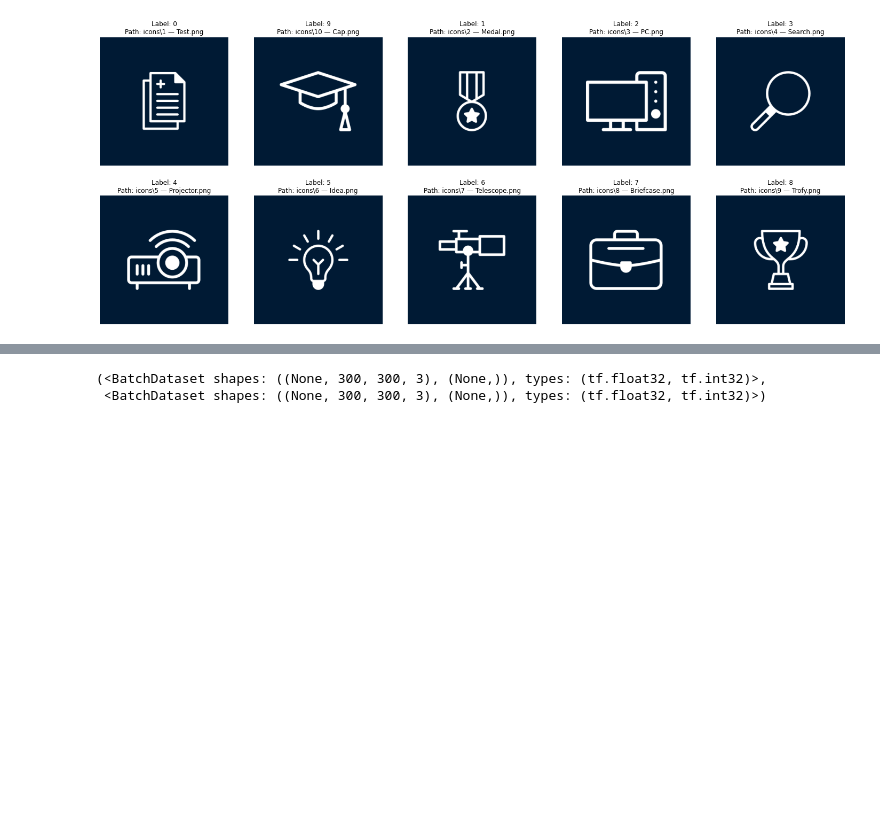
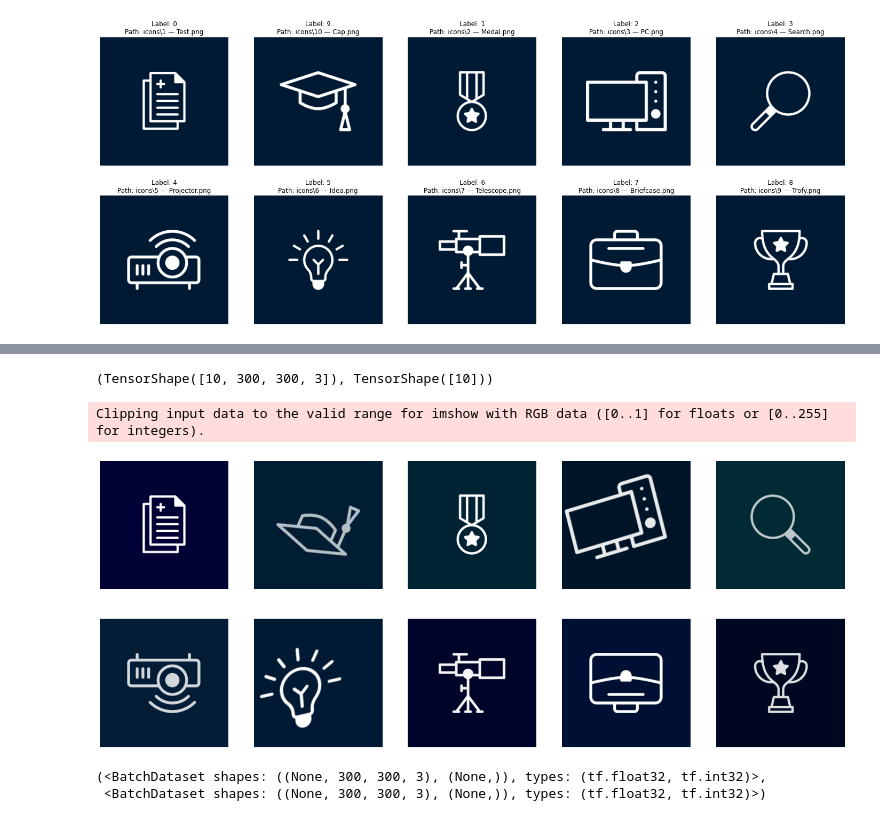
Before and after one commit to TheDim0n/ArtWayPictures, a Jupyter notebook: classify.ipynb, the cells around one changed output, grey strips where cells are left out. Saved outputs shown, nothing was run; the diff lists cells and outputs as text; code cells hidden in the pictures; blank space fills up the shorter version.

Commit message:
add model trained on new augmentations

```diff
--- a/classify.ipynb
+++ b/classify.ipynb
@@ -127,29 +127,15 @@ plt.show()
 # %%
-def get_datasets(paths, num_repeats=100, target_size=None, train_split=0.7):
-
-    def _get_augmented_image(path):
-        image, label = get_labeled_image(path)
-        image = tf.cast(image, tf.dtypes.float32) / 255.
-        image = random_augment(image.numpy())
-        return [image, label]
-
+def get_data(paths):
 
     images = list()
     labels = list()
     data = list()
 
-    paths = tf.random.shuffle(tf.repeat(paths, num_repeats))
-    size = len(paths)
-
-    with ThreadPoolExecutor(32) as pool:
-        data = list(pool.map(_get_augmented_image, paths))
+    with ThreadPoolExecutor() as pool:
+        data = list(pool.map(get_labeled_image, paths))
 
     for x, y in data:
         images.append(x)
         labels.append(y)
 
-    train_size = int(size * train_split)
-    dataset = tf.data.Dataset.from_tensor_slices((images, labels))
-    train_dataset = dataset.take(train_size)
-    test_dataset = dataset.skip(train_size)
-    return train_dataset, test_dataset
+    return images, labels
@@ -161,11 +142,37 @@ Wall time: 1min 48s
-# %%
-train_dataset = train_dataset.batch(64)
-test_dataset = test_dataset.batch(64)
-
-train_dataset, test_dataset
-# %% [output]
-(<BatchDataset shapes: ((None, 300, 300, 3), (None,)), types: (tf.float32, tf.int32)>,
- <BatchDataset shapes: ((None, 300, 300, 3), (None,)), types: (tf.float32, tf.int32)>)
+# %%
+def augment_batch(images):
+    images = images.numpy()
+    with ThreadPoolExecutor() as pool:
+        data = list(pool.map(random_augment, images))
+    return tf.cast(data, tf.dtypes.float32)
+# %%
+images, labels = get_data(IMAGE_PATHS)
+# %%
+images = tf.cast(images, tf.dtypes.float32)/255.
+labels = tf.cast(labels, tf.dtypes.int32)
+images.shape, labels.shape
+# %% [output]
+(TensorShape([10, 300, 300, 3]), TensorShape([10]))
+# %%
+a = augment_batch(images)
+plt.figure(figsize=(25, 10))
+for i, image in enumerate(a):
+    plt.subplot(2, 5, i+1)
+    plt.imshow(image)
+    plt.axis('off')
+
+plt.show()
+# %% [output]
+Clipping input data to the valid range for imshow with RGB data ([0..1] for floats or [0..255] for integers).
+[figure, added]
+# %%
+dataset = tf.data.Dataset.from_tensor_slices((images, labels))
+train_dataset = dataset.repeat(20).shuffle(200).batch(20)
+test_dataset = dataset.repeat(20).shuffle(200).batch(20)
+train_dataset, test_dataset
+# %% [output]
+(<BatchDataset shapes: ((None, 300, 300, 3), (None,)), types: (tf.float32, tf.int32)>,
+ <BatchDataset shapes: ((None, 300, 300, 3), (None,)), types: (tf.float32, tf.int32)>)
 # %%
 model = tf.keras.Sequential([
     tf.keras.layers.InputLayer((300, 300, 3)),
```
Also changed, not shown: parts of 12 cells of this notebook, 1 other file.
